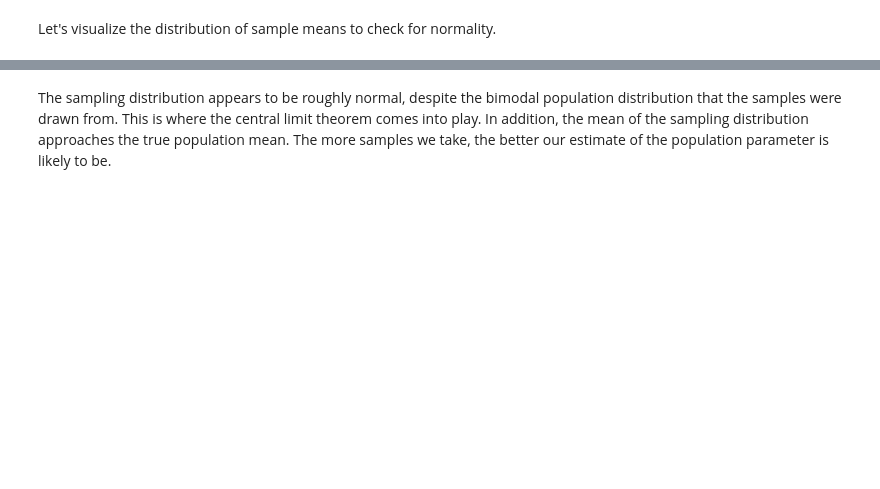
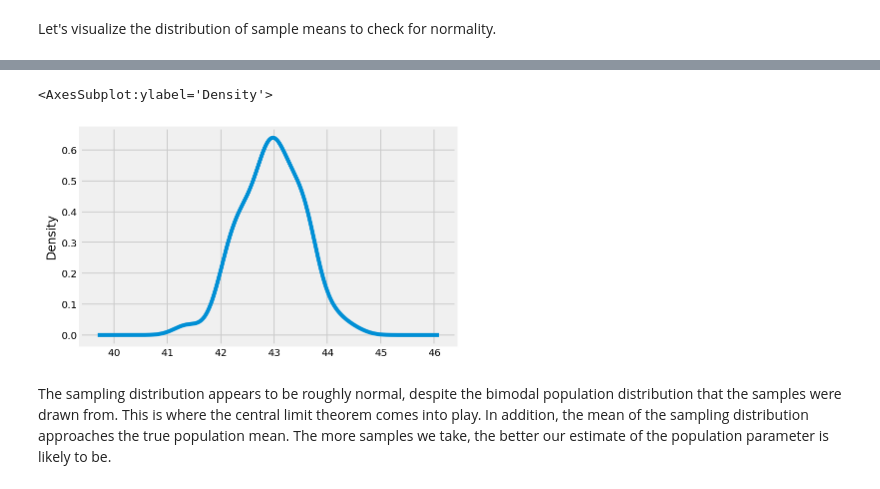
Before and after one commit to Marissa841/dsc-confidence-intervals-lab, a Jupyter notebook: index.ipynb, the cells around one changed output, grey strips where cells are left out. Drawn from its saved outputs; the diff is of its cells as text; code cells hidden in the pictures; blank space fills up the shorter version.

```diff
--- a/index.ipynb
+++ b/index.ipynb
@@ -131,3 +174,8 @@ Let's visualize the distribution of sample means to check for normality.
+# %%
+df['point_estimates'].plot.density()
+# %% [output]
+<AxesSubplot:ylabel='Density'>
+[figure, added]
 # %% [markdown]
 The sampling distribution appears to be roughly normal, despite the bimodal population distribution that the samples were drawn from. This is where the central limit theorem comes into play. In addition, the mean of the sampling distribution approaches the true population mean. The more samples we take, the better our estimate of the population parameter is likely to be.
 # %% [markdown]
```
Also changed, not shown: parts of 10 cells of this notebook.
